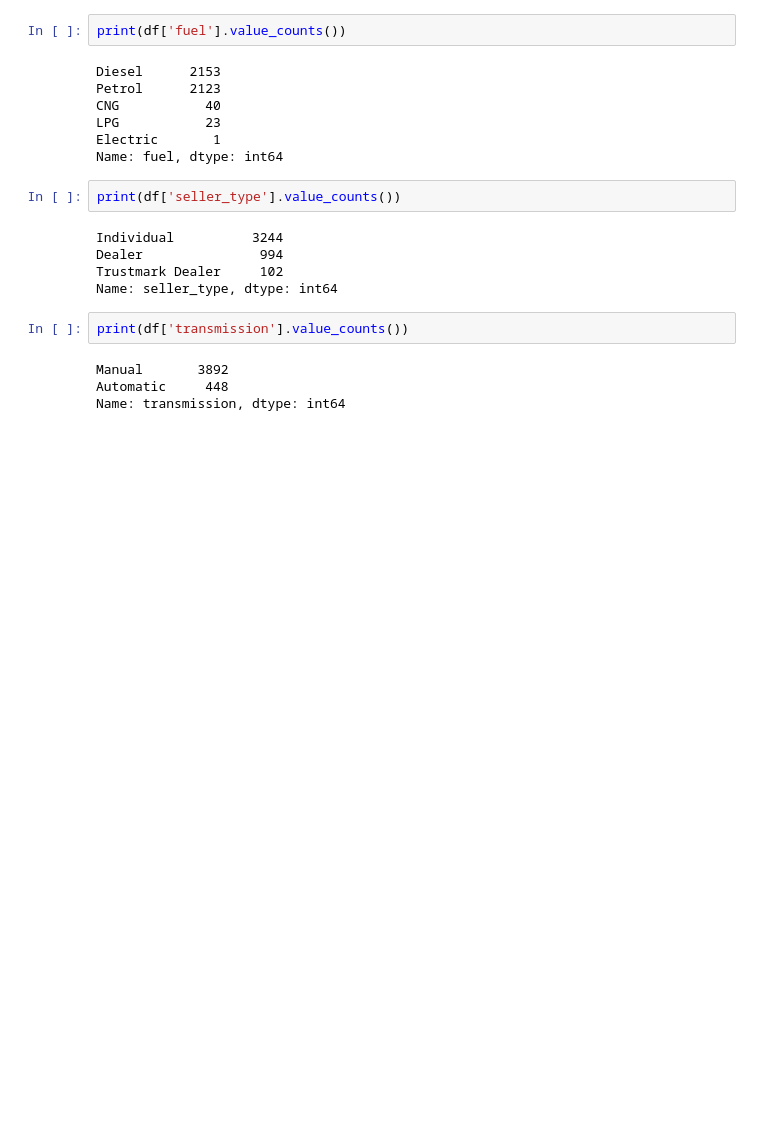
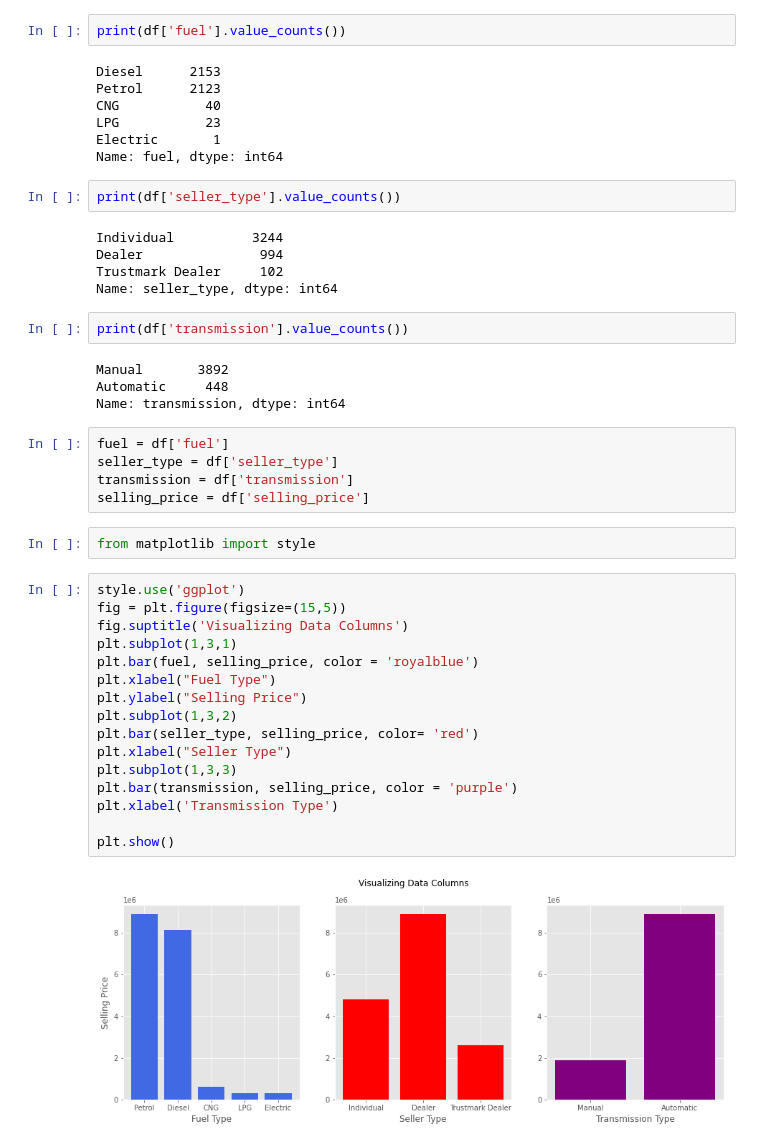
Before and after one commit to cwg7/car-price-predictions, a Jupyter notebook: car_price_predictions.ipynb, the cells around one changed output. Drawn from its saved outputs; the diff is of its cells as text; blank space fills up the shorter version.

```diff
--- a/car_price_predictions.ipynb
+++ b/car_price_predictions.ipynb
@@ -91,3 +91,28 @@ print(df['transmission'].value_counts())
 Manual       3892
 Automatic     448
 Name: transmission, dtype: int64
+# %%
+fuel = df['fuel']
+seller_type = df['seller_type']
+transmission = df['transmission']
+selling_price = df['selling_price']
+# %%
+from matplotlib import style
+# %%
+style.use('ggplot')
+fig = plt.figure(figsize=(15,5))
+fig.suptitle('Visualizing Data Columns')
+plt.subplot(1,3,1)
+plt.bar(fuel, selling_price, color = 'royalblue')
+plt.xlabel("Fuel Type")
+plt.ylabel("Selling Price")
+plt.subplot(1,3,2)
+plt.bar(seller_type, selling_price, color= 'red')
+plt.xlabel("Seller Type")
+plt.subplot(1,3,3)
+plt.bar(transmission, selling_price, color = 'purple')
+plt.xlabel('Transmission Type')
+
+plt.show()
+# %% [output]
+[figure, added]
```
Also changed, not shown: parts of 2 cells of this notebook.
